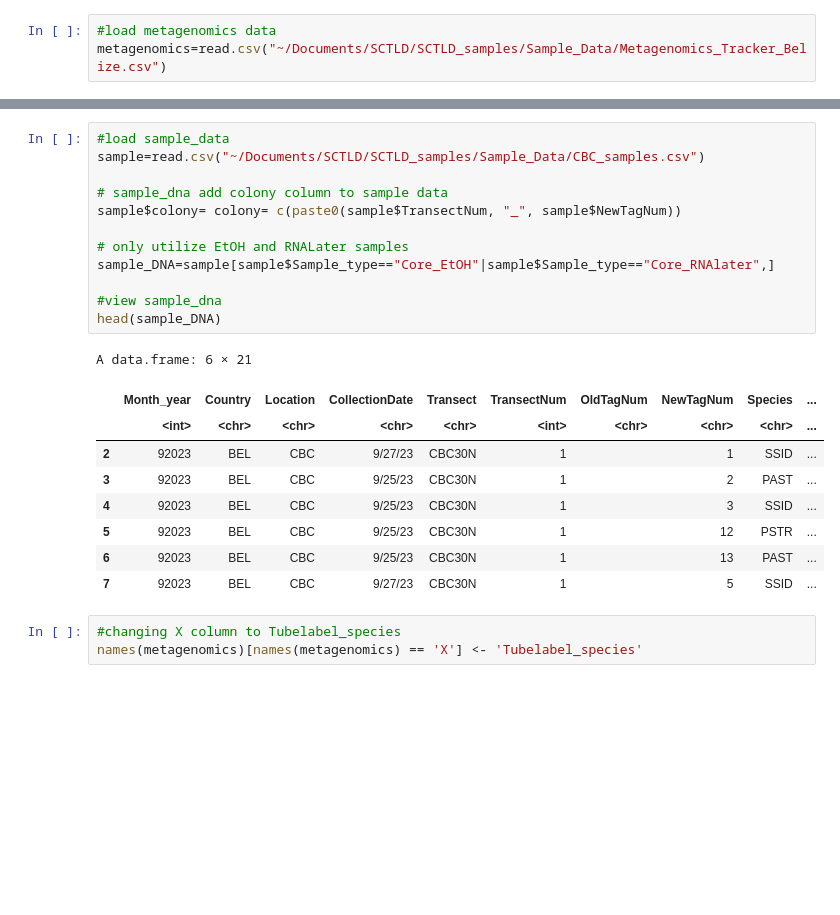
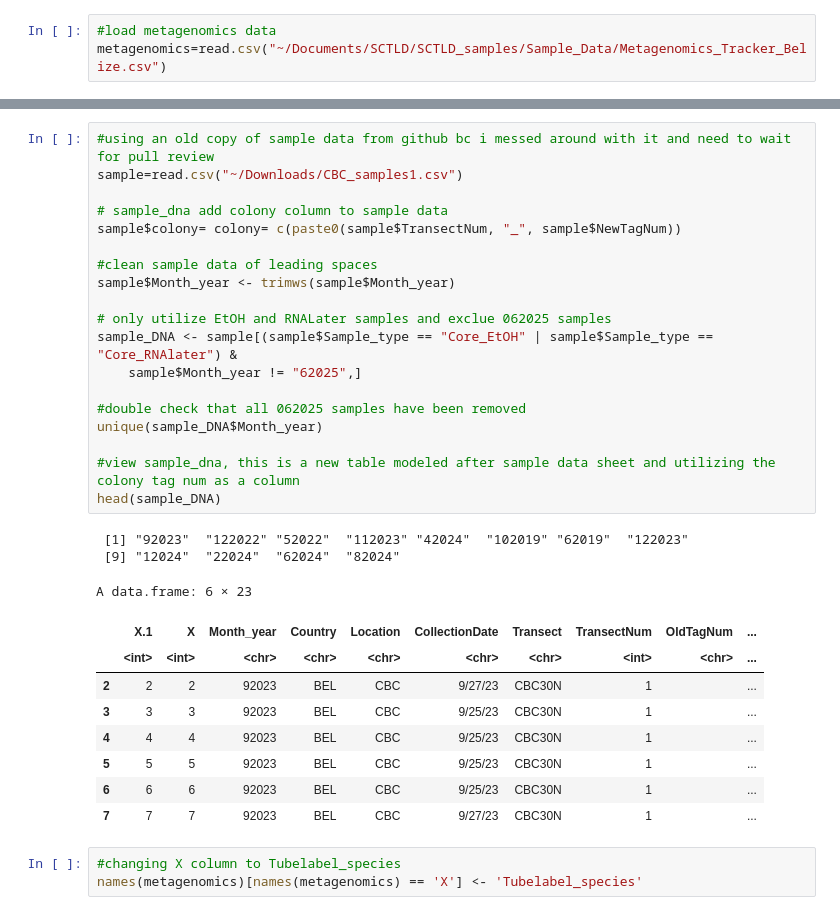
Before and after one commit to cdesouza02/Coral_Code, a Jupyter notebook: NSF_Rapid/CBC_PCR_Plan/Info_Metagenomics.ipynb, the cells around one changed output, grey strips where cells are left out. Cells and saved outputs as stored; diff of their text form; blank space fills up the shorter version.

```diff
--- a/NSF_Rapid/CBC_PCR_Plan/Info_Metagenomics.ipynb
+++ b/NSF_Rapid/CBC_PCR_Plan/Info_Metagenomics.ipynb
@@ -32,25 +23,34 @@ metagenomics=read.csv("~/Documents/SCTLD/SCTLD_samples/Sample_Data/Metagenomics_
 # %%
-#load sample_data
-sample=read.csv("~/Documents/SCTLD/SCTLD_samples/Sample_Data/CBC_samples.csv")
+#using an old copy of sample data from github bc i messed around with it and need to wait for pull review
+sample=read.csv("~/Downloads/CBC_samples1.csv")
 
 # sample_dna add colony column to sample data
 sample$colony= colony= c(paste0(sample$TransectNum, "_", sample$NewTagNum))
 
-# only utilize EtOH and RNALater samples
-sample_DNA=sample[sample$Sample_type=="Core_EtOH"|sample$Sample_type=="Core_RNAlater",]
+#clean sample data of leading spaces
+sample$Month_year <- trimws(sample$Month_year)
 
-#view sample_dna
+# only utilize EtOH and RNALater samples and exclue 062025 samples
+sample_DNA <- sample[(sample$Sample_type == "Core_EtOH" | sample$Sample_type == "Core_RNAlater") &
+    sample$Month_year != "62025",]
+
+#double check that all 062025 samples have been removed
+unique(sample_DNA$Month_year)
+
+#view sample_dna, this is a new table modeled after sample data sheet and utilizing the colony tag num as a column
 head(sample_DNA)
 # %% [output]
-A data.frame: 6 × 21
+ [1] "92023"  "122022" "52022"  "112023" "42024"  "102019" "62019"  "122023"
+ [9] "12024"  "22024"  "62024"  "82024"
+A data.frame: 6 × 23
-|  | Month_year | Country | Location | CollectionDate | Transect | TransectNum | OldTagNum | NewTagNum | Species | ... |
-|  | <int> | <chr> | <chr> | <chr> | <chr> | <int> | <chr> | <chr> | <chr> | ... |
-| 2 | 92023 | BEL | CBC | 9/27/23 | CBC30N | 1 |  | 1 | SSID | ... |
-| 3 | 92023 | BEL | CBC | 9/25/23 | CBC30N | 1 |  | 2 | PAST | ... |
-| 4 | 92023 | BEL | CBC | 9/25/23 | CBC30N | 1 |  | 3 | SSID | ... |
-| 5 | 92023 | BEL | CBC | 9/25/23 | CBC30N | 1 |  | 12 | PSTR | ... |
-| 6 | 92023 | BEL | CBC | 9/25/23 | CBC30N | 1 |  | 13 | PAST | ... |
-| 7 | 92023 | BEL | CBC | 9/27/23 | CBC30N | 1 |  | 5 | SSID | ... |
+|  | X.1 | X | Month_year | Country | Location | CollectionDate | Transect | TransectNum | OldTagNum | ... |
+|  | <int> | <int> | <chr> | <chr> | <chr> | <chr> | <chr> | <int> | <chr> | ... |
+| 2 | 2 | 2 | 92023 | BEL | CBC | 9/27/23 | CBC30N | 1 |  | ... |
+| 3 | 3 | 3 | 92023 | BEL | CBC | 9/25/23 | CBC30N | 1 |  | ... |
+| 4 | 4 | 4 | 92023 | BEL | CBC | 9/25/23 | CBC30N | 1 |  | ... |
+| 5 | 5 | 5 | 92023 | BEL | CBC | 9/25/23 | CBC30N | 1 |  | ... |
+| 6 | 6 | 6 | 92023 | BEL | CBC | 9/25/23 | CBC30N | 1 |  | ... |
+| 7 | 7 | 7 | 92023 | BEL | CBC | 9/27/23 | CBC30N | 1 |  | ... |
 # %%
 #changing X column to Tubelabel_species
 names(metagenomics)[names(metagenomics) == 'X'] <- 'Tubelabel_species'
```
Also changed, not shown: parts of 21 cells of this notebook, 1 other file.
